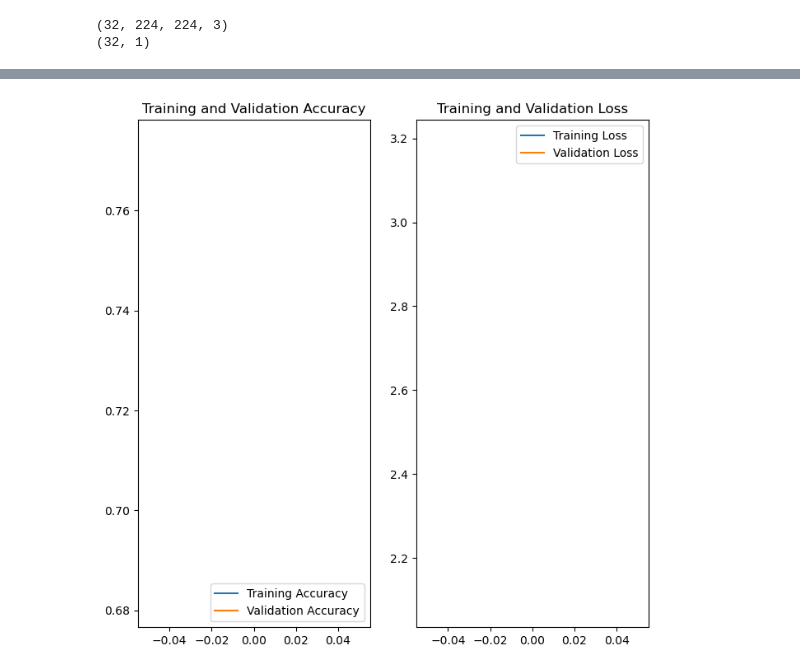
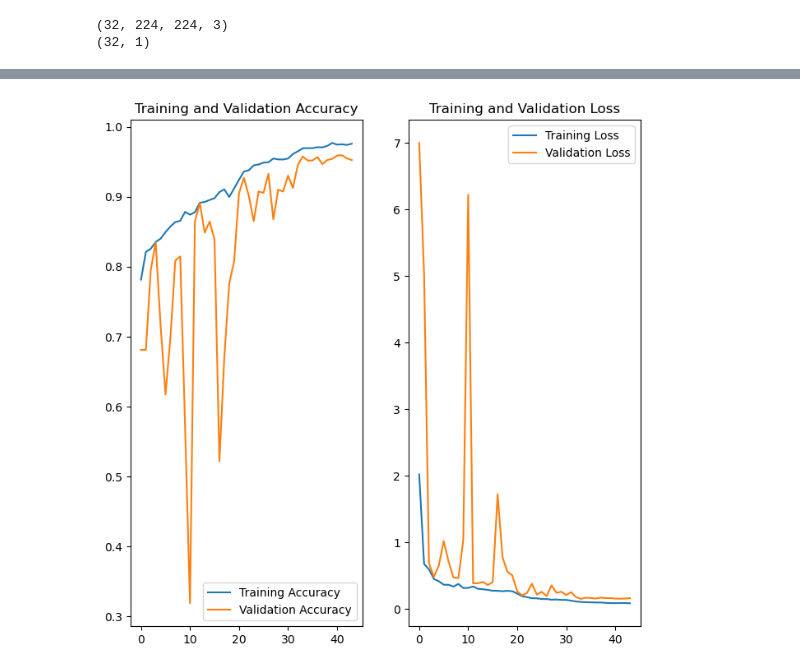
Before and after one commit to Amir-Mojtahedi/OncoVision, a Jupyter notebook: back-end/ai/notebooks/cancer-image-dataset.ipynb, the cells around one changed output, grey strips where cells are left out. Drawn from its saved outputs; the diff is of its cells as text; code cells hidden in the pictures.

Commit message:
Train the CNN model

```diff
--- a/back-end/ai/notebooks/cancer-image-dataset.ipynb
+++ b/back-end/ai/notebooks/cancer-image-dataset.ipynb
@@ -133,8 +134,7 @@ model = keras.Sequential([
     keras.layers.RandomFlip("horizontal"),
     keras.layers.RandomRotation(0.1),
     keras.layers.RandomZoom(0.1),
-    keras.layers.RandomContrast(0.2),
-    keras.layers.Rescaling(1./255),
+     keras.layers.Rescaling(1./255),
     keras.layers.Conv2D(16, 3, padding='same', activation='relu'),
     keras.layers.BatchNormalization(),
     keras.layers.MaxPooling2D(),
@@ -157,11 +157,11 @@ model.compile(optimizer="adam",
               loss="binary_crossentropy",
               metrics=['accuracy'])
 
-checkpoint = ModelCheckpoint('../models/jupyter_cnn_model.keras', save_best_only=True, monitor='val_loss', mode='min')
+checkpoint = ModelCheckpoint('../models/cnn_model.keras', save_best_only=True, monitor='val_loss', mode='min')
 
 model.summary()
 
-epochs = 1
+epochs = 60
 cancer_cnn_model = model.fit(
     train_ds,
     validation_data=validation_ds,
@@ -195,27 +211,25 @@ Model: "sequential"
 # %%
 acc = cancer_cnn_model.history['accuracy']
 val_acc = cancer_cnn_model.history['val_accuracy']
 
 loss = cancer_cnn_model.history['loss']
 val_loss = cancer_cnn_model.history['val_loss']
 
-epochs_range = range(epochs)
-
 plt.figure(figsize=(8, 8))
 plt.subplot(1, 2, 1)
-plt.plot(epochs_range, acc, label='Training Accuracy')
-plt.plot(epochs_range, val_acc, label='Validation Accuracy')
+plt.plot(np.arange(44), acc, label='Training Accuracy')
+plt.plot(np.arange(44), val_acc, label='Validation Accuracy')
 plt.legend(loc='lower right')
 plt.title('Training and Validation Accuracy')
 
 plt.subplot(1, 2, 2)
-plt.plot(epochs_range, loss, label='Training Loss')
-plt.plot(epochs_range, val_loss, label='Validation Loss')
+plt.plot(np.arange(44), loss, label='Training Loss')
+plt.plot(np.arange(44), val_loss, label='Validation Loss')
 plt.legend(loc='upper right')
 plt.title('Training and Validation Loss')
 plt.show()
 # %% [output]
-[figure, old version]
+[figure, new version]
 # %%
 test_ds = image_dataset_from_directory(
     "../dataset/test",
```
Also changed, not shown: parts of 6 cells of this notebook, 9 other files.
